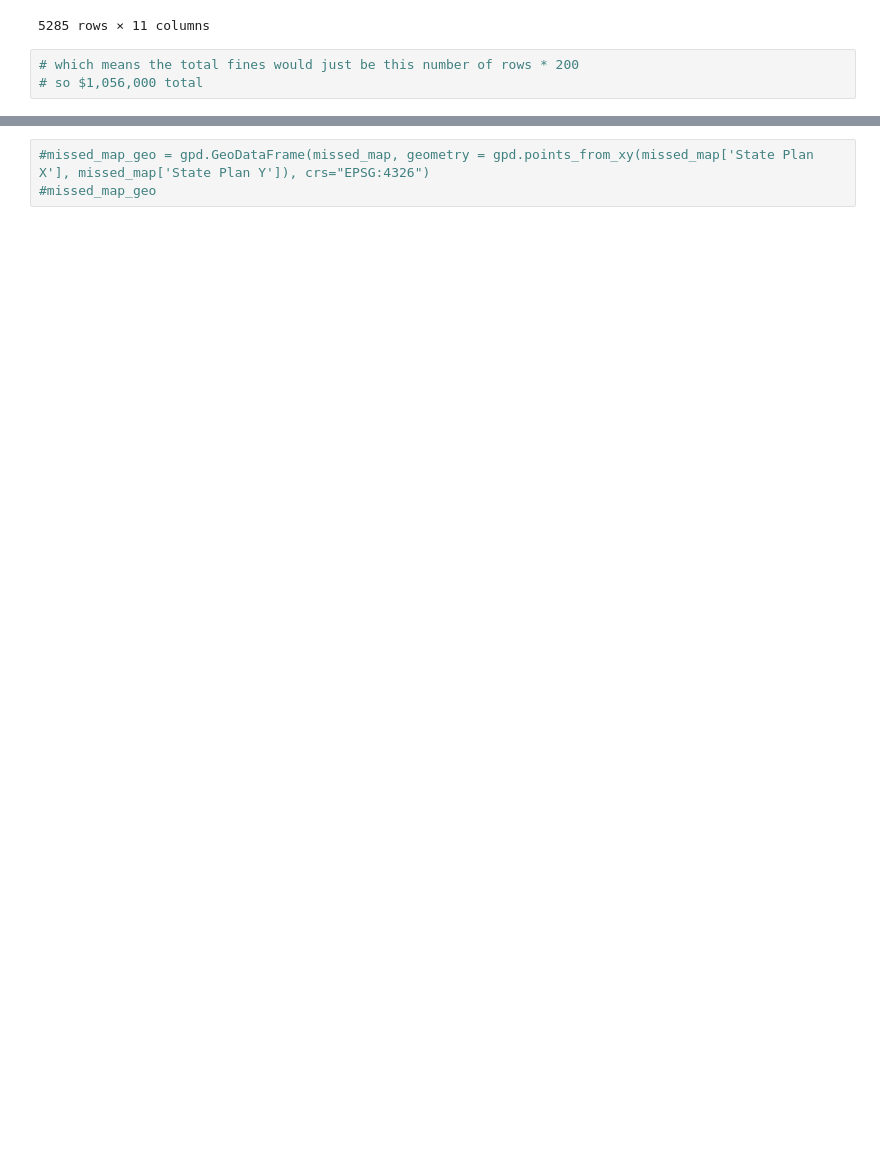
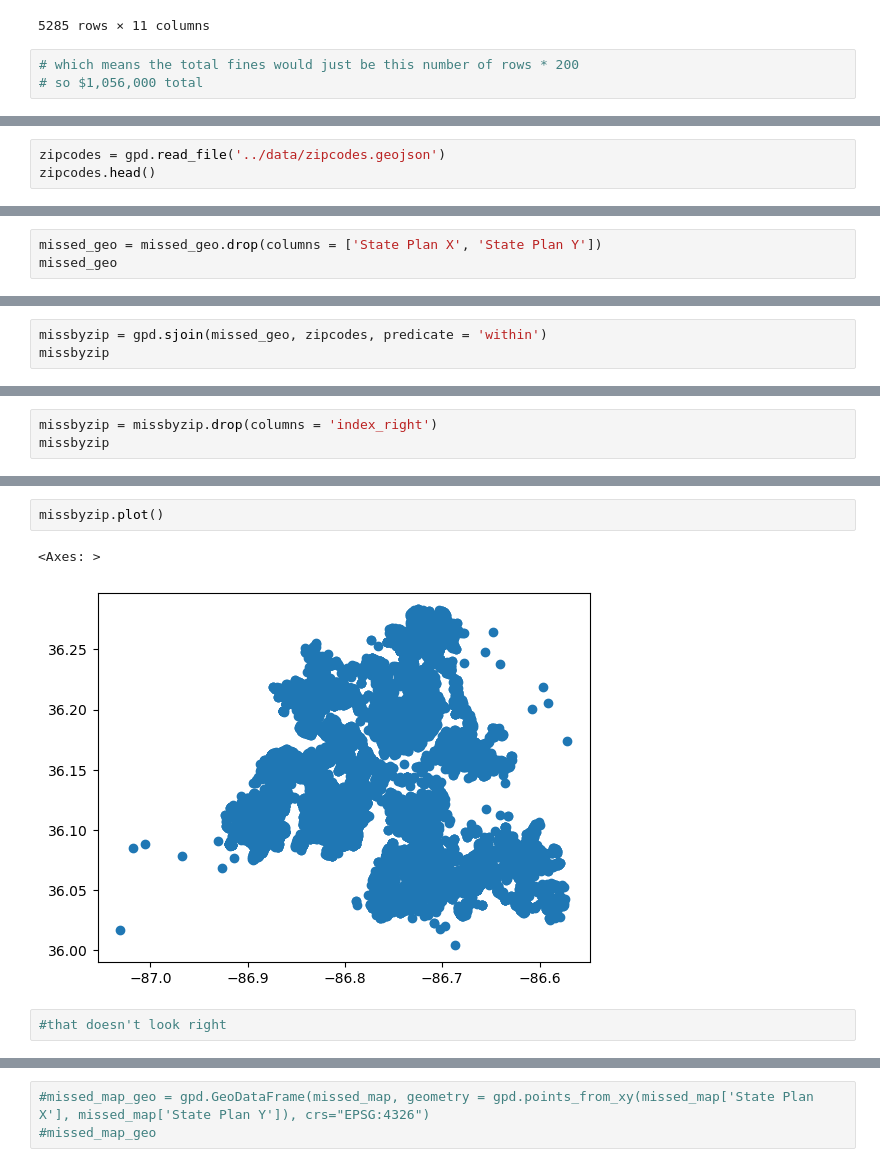
Before and after one commit to NewForce-Cohort-10-Data/trash-haulers-ctrl-alt-elite-company, a Jupyter notebook: notebooks/trash-haulers.ipynb, the cells around one changed output, grey strips where cells are left out. Drawn from its saved outputs; the diff is of its cells as text; blank space fills up the shorter version.

```diff
--- a/notebooks/trash-haulers.ipynb
+++ b/notebooks/trash-haulers.ipynb
@@ -73,0 +126,3 @@ duplicates
+# %%
+zipcodes = gpd.read_file('../data/zipcodes.geojson')
+zipcodes.head()
@@ -73,0 +136,3 @@ duplicates
+# %%
+missed_geo = missed_geo.drop(columns = ['State Plan X', 'State Plan Y'])
+missed_geo
@@ -73,0 +153,3 @@ duplicates
+# %%
+missbyzip = gpd.sjoin(missed_geo, zipcodes, predicate = 'within')
+missbyzip
@@ -73,0 +212,3 @@ duplicates
+# %%
+missbyzip = missbyzip.drop(columns = 'index_right')
+missbyzip
@@ -73,0 +246,7 @@ duplicates
+# %%
+missbyzip.plot()
+# %% [output]
+<Axes: >
+[figure, added]
+# %%
+#that doesn't look right
```
Also changed, not shown: parts of 27 cells of this notebook.
